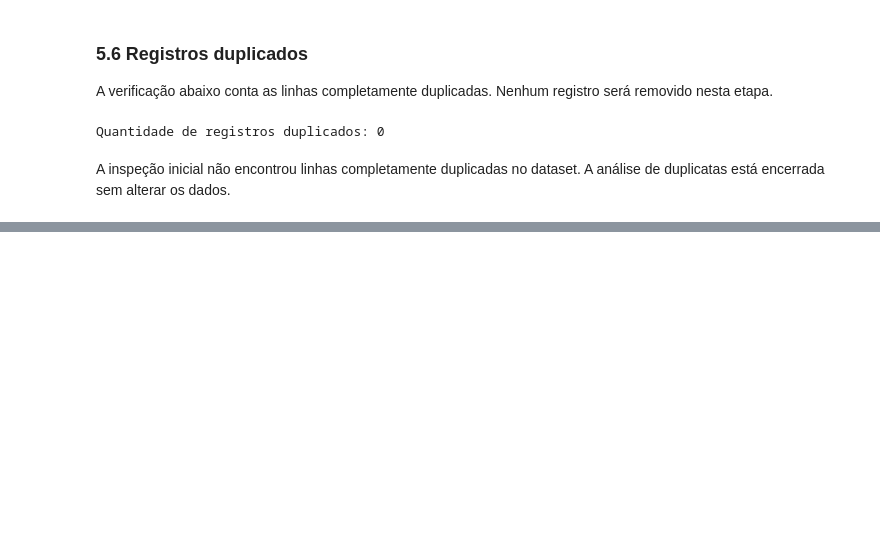
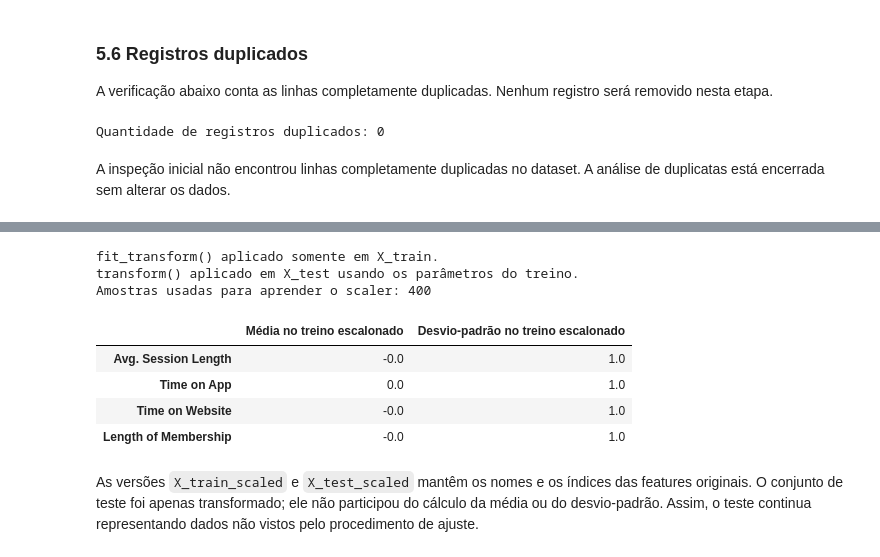
Before and after one commit to GabrielNito/desafio-do-oraculo-preditivo, a Jupyter notebook: notebooks/ecommerce_customers.ipynb, the cells around one changed output, grey strips where cells are left out. Saved outputs shown, nothing was run; the diff lists cells and outputs as text; code cells hidden in the pictures; blank space fills up the shorter version.

```diff
--- a/notebooks/ecommerce_customers.ipynb
+++ b/notebooks/ecommerce_customers.ipynb
@@ -163,0 +327,17 @@ Com base apenas na inspeção realizada, o dataset contém 500 registros e 8 var
+# %%
+test_size = 0.20
+random_state = 42
+
+X_train, X_test, y_train, y_test = train_test_split(
+    X,
+    y,
+    test_size=test_size,
+    random_state=random_state,
+)
+
+print(f'Proporção de teste: {test_size:.0%}')
+print(f'random_state: {random_state}')
+print(f'X_train: {X_train.shape}')
+print(f'X_test: {X_test.shape}')
+print(f'y_train: {y_train.shape}')
+print(f'y_test: {y_test.shape}')
@@ -163,0 +394,34 @@ Com base apenas na inspeção realizada, o dataset contém 500 registros e 8 var
+# %%
+scaler = StandardScaler()
+
+X_train_scaled = pd.DataFrame(
+    scaler.fit_transform(X_train),
+    columns=X_train.columns,
+    index=X_train.index,
+)
+X_test_scaled = pd.DataFrame(
+    scaler.transform(X_test),
+    columns=X_test.columns,
+    index=X_test.index,
+)
+
+resumo_escalonamento = pd.DataFrame({
+    'Média no treino escalonado': X_train_scaled.mean(),
+    'Desvio-padrão no treino escalonado': X_train_scaled.std(ddof=0),
+})
+
+print('fit_transform() aplicado somente em X_train.')
+print('transform() aplicado em X_test usando os parâmetros do treino.')
+print(f'Amostras usadas para aprender o scaler: {int(scaler.n_samples_seen_)}')
+resumo_escalonamento.round(3)
+# %% [output]
+fit_transform() aplicado somente em X_train.
+transform() aplicado em X_test usando os parâmetros do treino.
+Amostras usadas para aprender o scaler: 400
+|  | Média no treino escalonado | Desvio-padrão no treino escalonado |
+| Avg. Session Length | -0.0 | 1.0 |
+| Time on App | 0.0 | 1.0 |
+| Time on Website | -0.0 | 1.0 |
+| Length of Membership | -0.0 | 1.0 |
+# %% [markdown]
+As versões `X_train_scaled` e `X_test_scaled` mantêm os nomes e os índices das features originais. O conjunto de teste foi apenas transformado; ele não participou do cálculo da média ou do desvio-padrão. Assim, o teste continua representando dados não vistos pelo procedimento de ajuste.
```
Also changed, not shown: parts of 26 cells of this notebook, 5 other files.
